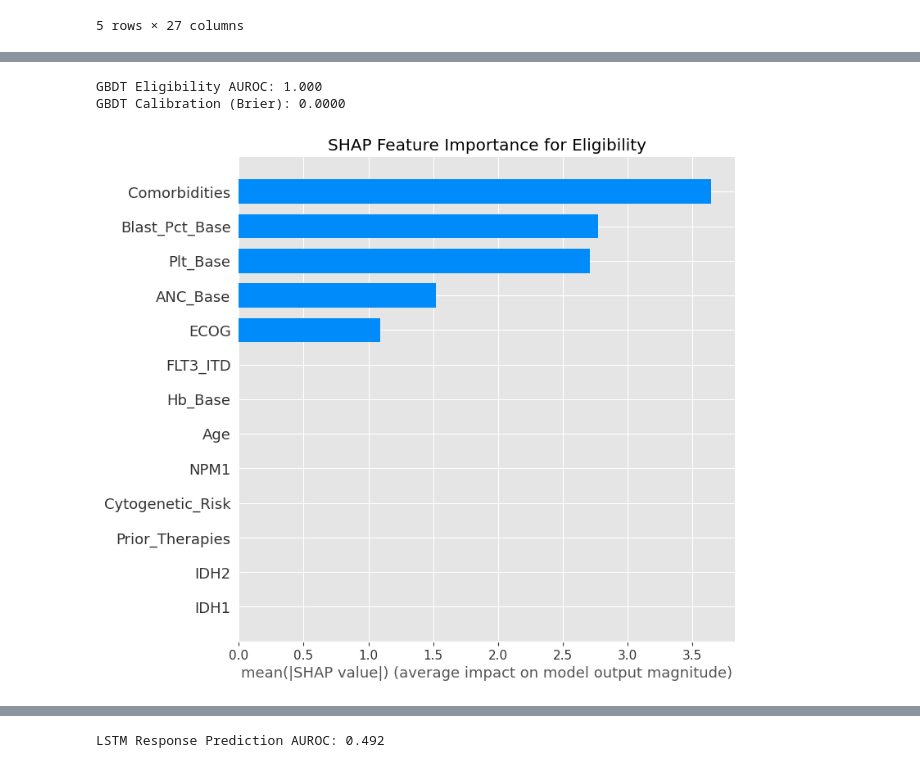
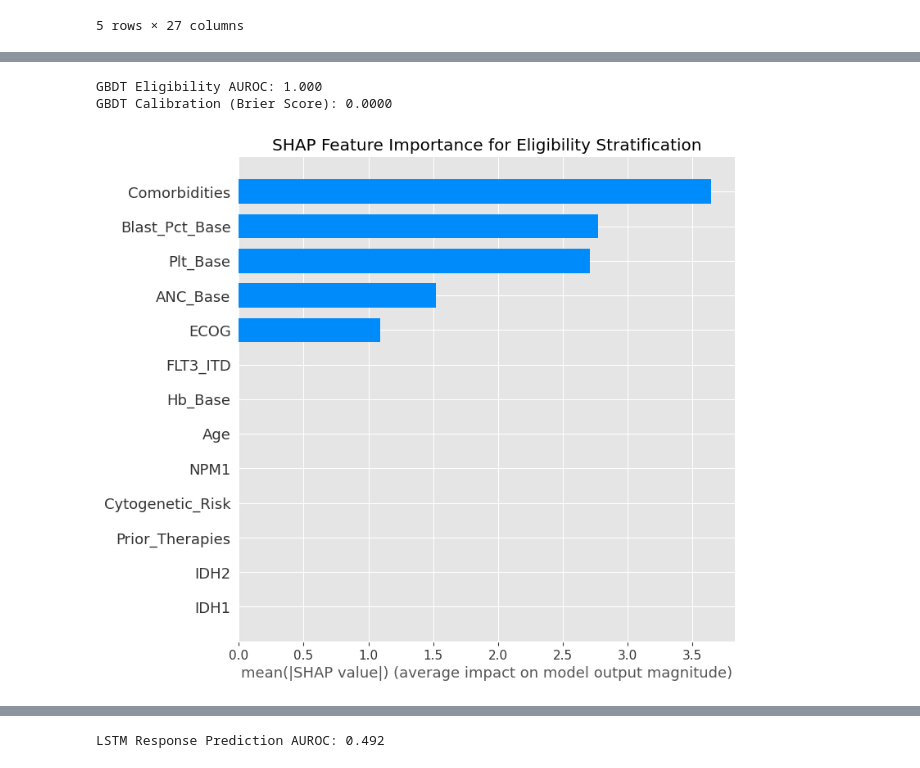
Before and after one commit to liame790/MyeloidOncology_AI, a Jupyter notebook: MyeloidOncology_AI_Framework.ipynb, the cells around one changed output, grey strips where cells are left out. Saved outputs shown, nothing was run; the diff lists cells and outputs as text; code cells hidden in the pictures.

```diff
--- a/MyeloidOncology_AI_Framework.ipynb
+++ b/MyeloidOncology_AI_Framework.ipynb
@@ -51,37 +61,35 @@ Dataset Loaded: 300 records, 27 features
 # %%
-# 1. Eligibility Stratification (GBDT)
 # Features for Eligibility
 elig_features = ['Age', 'ECOG', 'Blast_Pct_Base', 'ANC_Base', 'Plt_Base', 'Hb_Base',
                  'FLT3_ITD', 'IDH1', 'IDH2', 'NPM1', 'Prior_Therapies', 'Comorbidities']
 X_elig = df[elig_features]
 y_elig = df['Eligible']
 
-# Encode categorical
-# Cytogenetic_Risk is categorical
+# Encode categorical feature
 le = LabelEncoder()
 X_elig['Cytogenetic_Risk'] = le.fit_transform(df['Cytogenetic_Risk'])
 
 X_train_e, X_test_e, y_train_e, y_test_e = train_test_split(X_elig, y_elig, test_size=0.2, random_state=seed)
 
-# Train GradientBoostingClassifier (Scikit-learn)
+# Train GradientBoostingClassifier
 model_gbdt = GradientBoostingClassifier(n_estimators=100, max_depth=4, learning_rate=0.1, random_state=seed)
 model_gbdt.fit(X_train_e, y_train_e)
 
-# Eval
+# Evaluate
 y_pred_e = model_gbdt.predict_proba(X_test_e)[:, 1]
 auc_e = roc_auc_score(y_test_e, y_pred_e)
 brier_e = brier_score_loss(y_test_e, y_pred_e)
 
 print(f"GBDT Eligibility AUROC: {auc_e:.3f}")
-print(f"GBDT Calibration (Brier): {brier_e:.4f}")
+print(f"GBDT Calibration (Brier Score): {brier_e:.4f}")
 
 # SHAP Interpretability
 explainer = shap.Explainer(model_gbdt)
 shap_values = explainer(X_test_e)
 shap.summary_plot(shap_values, X_test_e, plot_type="bar", show=False)
-plt.title("SHAP Feature Importance for Eligibility")
+plt.title("SHAP Feature Importance for Eligibility Stratification")
 plt.show()
 # %% [output]
 GBDT Eligibility AUROC: 1.000
-GBDT Calibration (Brier): 0.0000
+GBDT Calibration (Brier Score): 0.0000
-[figure, old version]
+[figure, new version]
```
Also changed, not shown: parts of 15 cells of this notebook, 1 other file.
